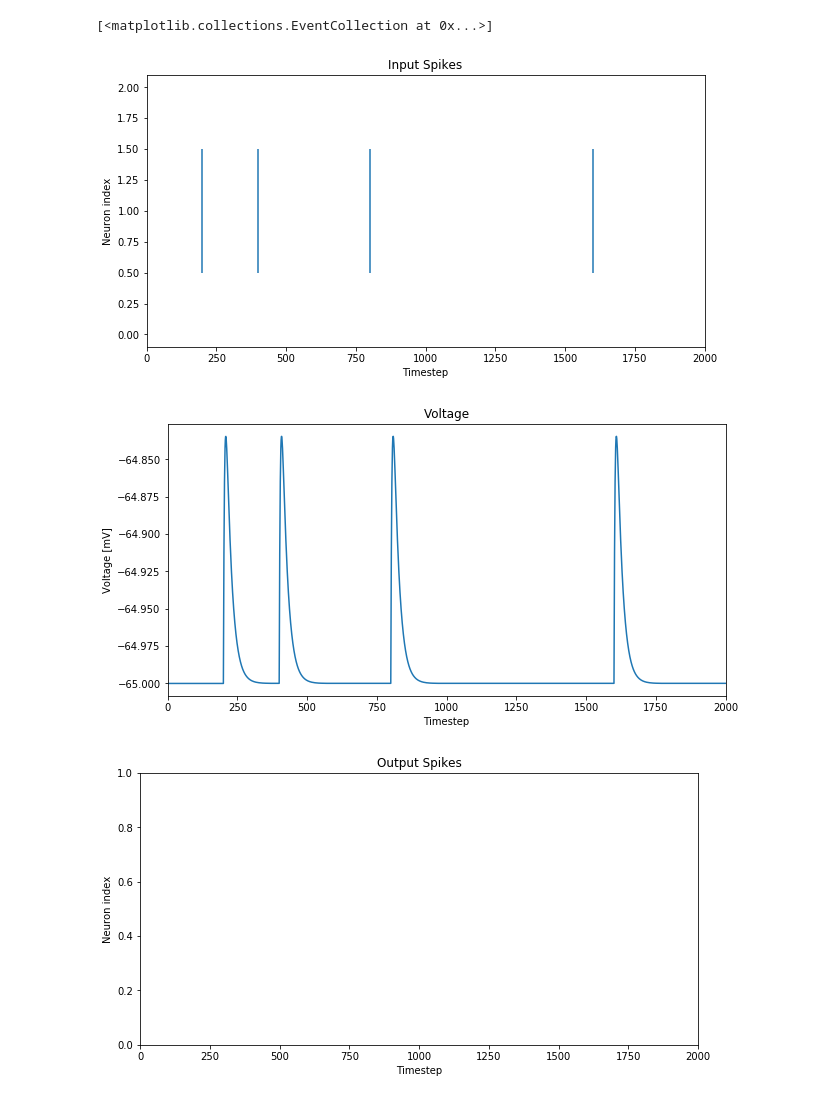
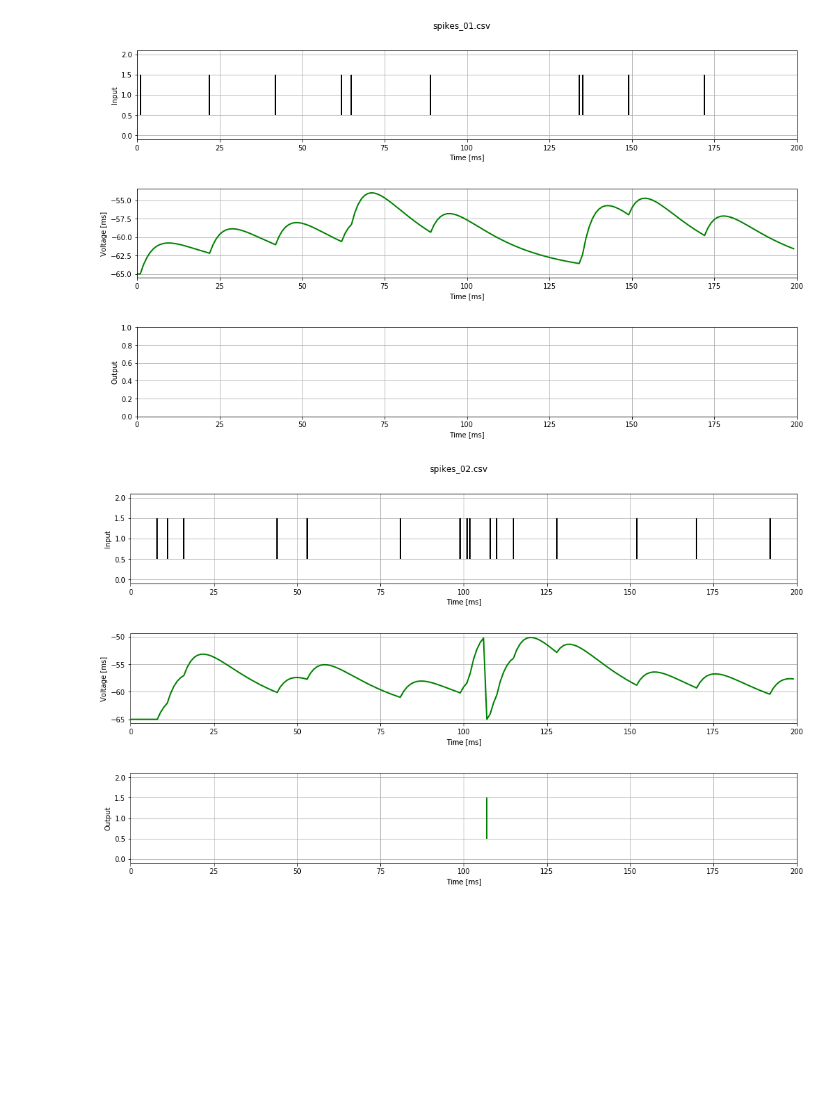
Before and after one commit to ncskth/SpiNNorse, a Jupyter notebook: norse_single_neuron.ipynb, the cells around one changed output. Cells and saved outputs as stored; diff of their text form; code cells hidden in the pictures; blank space fills up the shorter version.

Commit message:
Single Neuron Comparisons

```diff
--- a/norse_single_neuron.ipynb
+++ b/norse_single_neuron.ipynb
@@ -37,4 +14,7 @@ nb_steps = int(sim_duration/dt)
 # %%
+# Timestep and Sim Duration in seconds
+dt = 0.001
+
 # Cell parameters
 p=LIFParameters(tau_syn_inv=torch.tensor(1000/5.0),
                 tau_mem_inv=torch.tensor(1000/20.0),
@@ -44,5 +24,9 @@ p=LIFParameters(tau_syn_inv=torch.tensor(1000/5.0),
                 method='super',
                 alpha=torch.tensor(0.))
 
+z_0 = 0.0
+v_0 = -65.0
+i_0 = 0.0
+w = 25.38
 
 lif_cell = LIFFeedForwardCell(p, dt)
@@ -79,30 +33,42 @@ o_spike_data = get_spiking_times(o_spikes)
-# %%
-
-# Plotting input spikes
-plt.figure(figsize=(10, 5))  # Set figure size
-plt.title('Input Spikes')
-plt.xlabel("Timestep")        # Label x axis
-plt.ylabel("Neuron index")    # Label y axis
-plt.xlim(0,nb_steps)
-plt.eventplot(i_spike_data) # Plot the timesteps where the neuron spiked
-
-# Plotting Voltage
-plt.figure(figsize=(10, 5))  # Set figure size
-plt.title('Voltage')
-plt.xlabel("Timestep")        # Label x axis
-plt.ylabel("Voltage [mV]")    # Label y axis
-plt.xlim(0,nb_steps)
-plt.plot(v)
-
-# Plotting output spikes
-plt.figure(figsize=(10, 5))  # Set figure size
-plt.title('Output Spikes')
-plt.xlabel("Timestep")        # Label x axis
-plt.ylabel("Neuron index")    # Label y axis
-plt.xlim(0,nb_steps)
-plt.eventplot(o_spike_data) # Plot the timesteps where the neuron spiked
-# %% [output]
-[<matplotlib.collections.EventCollection at 0x...>]
-[figure, removed]
-[figure, removed]
-[figure, removed]
+# %%
+'''
+Fetch available trains of spikes in path
+'''
+path = "summary/common/"
+files = fetch_files(path)
+
+'''
+Simulate for each input file + Plot + Save data
+'''
+n = len(files)
+for i in range(n):
+
+    # Get Input Spikes from file
+    f_name = files[i]
+    sfn = f_name.replace(path, "")
+    i_spikes = genfromtxt(files[i], delimiter=',')
+    i_indexes = np.where(i_spikes>0)
+
+    # Prepare variables
+    v = [] # voltages
+    o_spikes = [] # output spikes
+
+    # Perform Simulation
+    neuron_state = LIFState(z=z_0, v=v_0, i=i_0)
+    for i_s in i_spikes:
+        out, neuron_state = lif_cell(i_s*w, neuron_state)
+        o_spikes.append(out.detach().numpy())
+        v.append(float(neuron_state.v))
+    o_spikes = np.array(o_spikes)
+    o_indexes = np.where(o_spikes>0)
+
+    # Plot Input/Ouput Spikes + Voltage
+    xlim = len(i_spikes)
+    plot_in_v_out(i_indexes, v, o_indexes, sfn, xlim)
+
+    # Save Input/Ouput Spikes + Voltage as *.csv for further comparison
+    np.savetxt("summary/norse/" + "voltage_" + sfn, np.array(v), delimiter=",")
+    np.savetxt("summary/norse/" + "output_" + sfn, o_spikes, delimiter=",")
+# %% [output]
+[figure, added]
+[figure, added]
```
Also changed, not shown: parts of 8 cells of this notebook, 13 other files.
